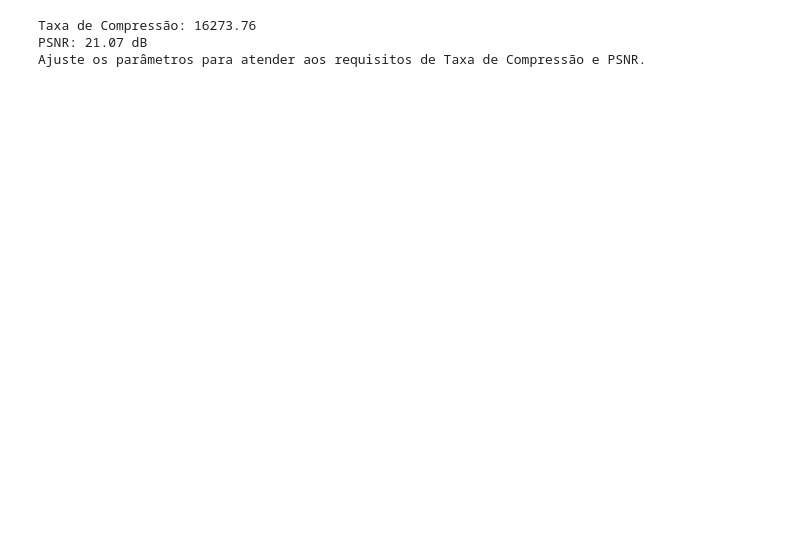
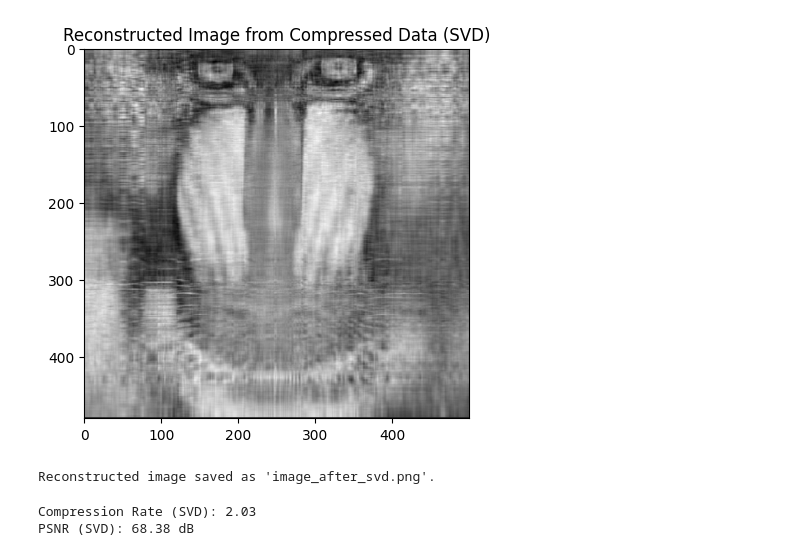
Before and after one commit to Raquelxt/TP1-ICV, a Jupyter notebook: svddd.ipynb, the cells around one changed output. Drawn from its saved outputs; the diff is of its cells as text; code cells hidden in the pictures; blank space fills up the shorter version.

```diff
--- a/svddd.ipynb
+++ b/svddd.ipynb
@@ -138,29 +52,59 @@ plt.show()
+# %%
+def load_svd_compressed_data(filename="svd_compressed_data.pkl"):
+    """Load the compressed data (U, sigma, V) from the file"""
+    with open(filename, 'rb') as f:
+        term_number = pickle.load(f)
+        u = pickle.load(f)
+        sigma = pickle.load(f)
+        vt = pickle.load(f)
+    return term_number, u, sigma, vt
+
+def reconstruct_image(u, sigma, vt, term_number):
+    """Reconstruct the image from U, sigma, and V matrices"""
+    # Reconstruct the image using the first 'term_number' terms
+    sigma_matrix = np.diag(sigma)
+    reconstructed_img = np.dot(u, np.dot(sigma_matrix, vt))
+    return reconstructed_img
+
+# Load the compressed data
+term_number, u_loaded, sigma_loaded, vt_loaded = load_svd_compressed_data("svd_compressed_data.pkl")
+
+# Reconstruct the image using the compressed data
+reconstructed_img = reconstruct_image(u_loaded, sigma_loaded, vt_loaded, term_number)
+
+# Display the reconstructed image
+plt.imshow(reconstructed_img, cmap='gray')
+plt.title("Reconstructed Image from Compressed Data (SVD)")
+plt.show()
+
+# Save the reconstructed image
+cv2.imwrite('image_after_svd.png', np.uint8(reconstructed_img * 255))  # Convert back to original scale
+
+print("Reconstructed image saved as 'image_after_svd.png'.")
+# %% [output]
+[figure, added]
+Reconstructed image saved as 'image_after_svd.png'.
 # %%
-# Função para calcular o PSNR
+import os
+
 def psnr(original_img, reconstructed_img):
+    """Calculate the Peak Signal-to-Noise Ratio (PSNR)"""
     mse = np.mean((original_img - reconstructed_img) ** 2)
     max_pixel = 255.0
     return 10 * np.log10((max_pixel ** 2) / mse)
 
-# Função para calcular a Taxa de Compressão
 def compression_rate(original_img, compressed_data_filename):
+    """Calculate the compression rate"""
     original_size = os.path.getsize('./baboon.pgm')  # Tamanho do arquivo original
     compressed_size = os.path.getsize(compressed_data_filename)  # Tamanho do arquivo comprimido
     return original_size / compressed_size
 
-# Calcular a Taxa de Compressão e PSNR
-rate = compression_rate(original_img, "compressed_data.bin")
-psnr_value = psnr(original_img, reconstimg_huffman)
+# Calculate the compression rate and PSNR
+rate_svd = compression_rate(gray_image, "svd_compressed_data.pkl")
+psnr_svd = psnr(gray_image, reconstructed_img)
 
-print(f"Taxa de Compressão: {rate:.2f}")
-print(f"PSNR: {psnr_value:.2f} dB")
-
-# Garantir que a Taxa de Compressão seja maior ou igual a 2 e PSNR maior ou igual a 32
-if rate >= 2 and psnr_value >= 32:
-    print("Os requisitos de Taxa de Compressão e PSNR foram atendidos!")
-else:
-    print("Ajuste os parâmetros para atender aos requisitos de Taxa de Compressão e PSNR.")
+print(f"Compression Rate (SVD): {rate_svd:.2f}")
+print(f"PSNR (SVD): {psnr_svd:.2f} dB")
 # %% [output]
-Taxa de Compressão: 16273.76
-PSNR: 21.07 dB
-Ajuste os parâmetros para atender aos requisitos de Taxa de Compressão e PSNR.
+Compression Rate (SVD): 2.03
+PSNR (SVD): 68.38 dB
```
Also changed, not shown: parts of 5 cells of this notebook, 3 other files.
